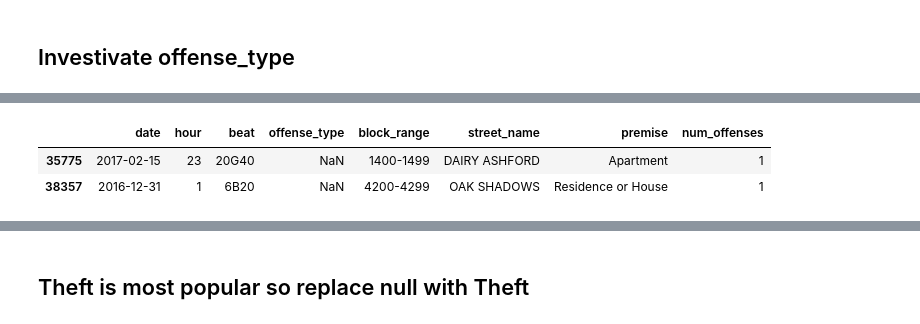
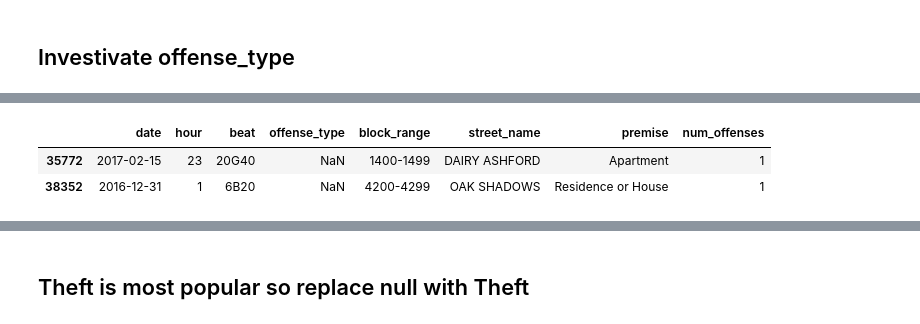
Before and after one commit to franksalas/Crime-Analysis, a Jupyter notebook: 01_data_clean/2017.ipynb, the cells around one changed output, grey strips where cells are left out. Saved outputs shown, nothing was run; the diff lists cells and outputs as text; code cells hidden in the pictures.

```diff
--- a/01_data_clean/2017.ipynb
+++ b/01_data_clean/2017.ipynb
@@ -608,3 +608,5 @@ num_offenses    0
 dtype: int64
 # %% [markdown]
 ## Investivate offense_type
+# %%
+df = df.reset_index(drop=True)
@@ -611,6 +661,6 @@ dtype: int64
 # %%
-df[df.isnull().any(axis=1)][-10:]  # display last 10
+df[df.isnull().any(axis=1)]
 # %% [output]
 |  | date | hour | beat | offense_type | block_range | street_name | premise | num_offenses |
-| 35775 | 2017-02-15 | 23 | 20G40 | NaN | 1400-1499 | DAIRY ASHFORD | Apartment | 1 |
-| 38357 | 2016-12-31 | 1 | 6B20 | NaN | 4200-4299 | OAK SHADOWS | Residence or House | 1 |
+| 35772 | 2017-02-15 | 23 | 20G40 | NaN | 1400-1499 | DAIRY ASHFORD | Apartment | 1 |
+| 38352 | 2016-12-31 | 1 | 6B20 | NaN | 4200-4299 | OAK SHADOWS | Residence or House | 1 |
```
Also changed, not shown: parts of 14 cells of this notebook, 12 other files.
